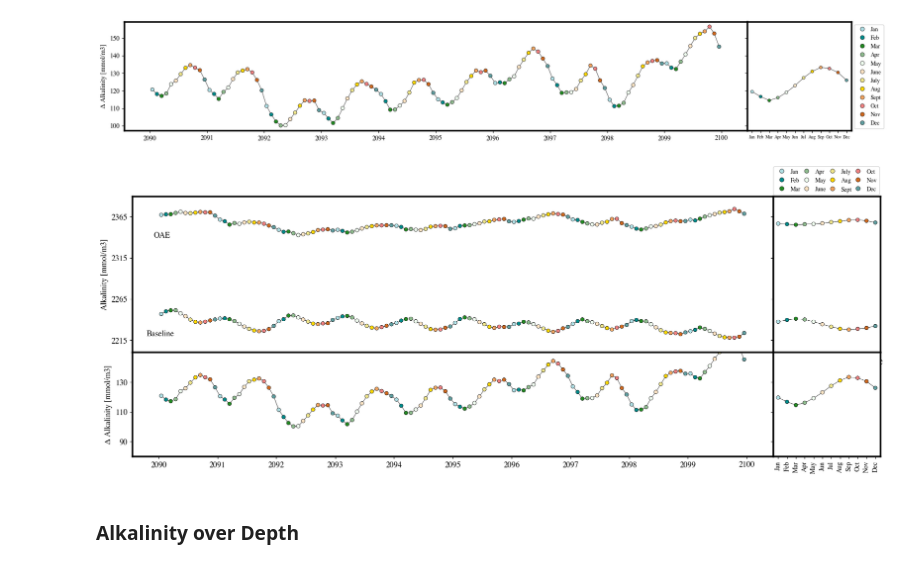
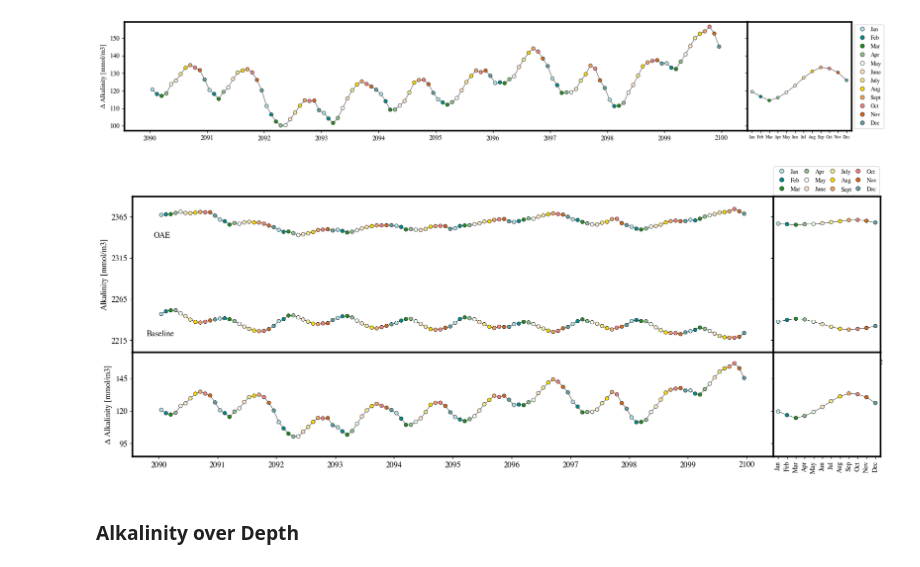
Before and after one commit to chiaraciscato/MScThesis, a Jupyter notebook: SSP3_7.0/Alkalinity/croppedAlk_Comparison_7.0.ipynb, the cells around one changed output. Saved outputs shown, nothing was run; the diff lists cells and outputs as text; code cells hidden in the pictures.

```diff
--- a/SSP3_7.0/Alkalinity/croppedAlk_Comparison_7.0.ipynb
+++ b/SSP3_7.0/Alkalinity/croppedAlk_Comparison_7.0.ipynb
@@ -650,36 +650,36 @@ ax.scatter(alk_oae_monthly.index, alk_oae_monthly.alk, color=alk_oae_monthly.Mon
 ax.tick_params(axis='both', which='major', labelsize=12)
 ax.set_ylabel('Alkalinity [mmol/m3]', fontsize=12)
 
 legend = [mpatches.Circle((0.5, 0.5), 1, facecolor = value, edgecolor = "black", linewidth=0.5, label = key, alpha = 1) for key, value in colors_month.items()]
 ax.legend(handles = legend, bbox_to_anchor=(1.17, 1.21), loc='best', columnspacing=0.05, handletextpad=0.4, fontsize=9, ncol = 4, handler_map={mpatches.Circle: HandlerEllipse()})
 
 ax2.plot(mean_baseline.alk, '-', color="black", linewidth=0.5, zorder=1)
 ax2.scatter(mean_baseline.time_counter, mean_baseline.alk, color=mean_baseline.time_counter.map(lambda x: colors_time[x]), edgecolors='black',  linewidth=0.5, s=30)
 
 ax2.plot(mean_oae.alk, '-', color="black", linewidth=0.5, zorder=1)
 ax2.scatter(mean_oae.time_counter, mean_oae.alk, color=mean_oae.time_counter.map(lambda x: colors_time[x]), edgecolors='black',  linewidth=0.5, s=30)
 
 ax3.plot_date(delta_alk.index, delta_alk.alk, '-', label='Baseline', color="black", linewidth=0.5, zorder=0.8)
 ax3.scatter(delta_alk.index, delta_alk.alk, color=delta_alk.Month.map(lambda x: colors_month[x]), marker='o', edgecolors='black', linewidth=0.5, s=30)
 
 ax3.tick_params(axis='both', which='major', labelsize=12)
 ax3.set_ylabel('Δ Alkalinity [mmol/m3]', fontsize=12)
 
 ax4.plot(delta_alk_mean.alk, '-', color="black", linewidth=0.5, zorder=1)
 ax4.scatter(delta_alk_mean.time_counter, delta_alk_mean.alk, color=delta_alk_mean.time_counter.map(lambda x: colors_time[x]), edgecolors='black',  linewidth=0.5, s=30)
 
 ax4.tick_params(axis='x', which='major', labelsize=10, rotation=90)
 ax4.tick_params(axis='y', which='major', labelsize=12)
 
 start, end = ax.set_ylim(2200, 2390)
 ax.yaxis.set_ticks(np.arange(start+15, end-15, 50))
 
-start3, end3 = ax3.set_ylim(80, 150)
-ax3.yaxis.set_ticks(np.arange(start3+10, end3-10, 20))
+start3, end3 = ax3.set_ylim(85, 165)
+ax3.yaxis.set_ticks(np.arange(start3+10, end3-10, 25))
 
 plt.savefig('/Users/chiaraciscato/Desktop/geomar/geomarcode/SSP3_7.0/Alkalinity/figs/EUAlk_monthly_mean.png')
 # %% [output]
-[figure, old version]
+[figure, new version]
 # %% [markdown]
 ### Alkalinity over Depth
 # %%
```
Also changed, not shown: parts of 2 cells of this notebook, 46 other files.
